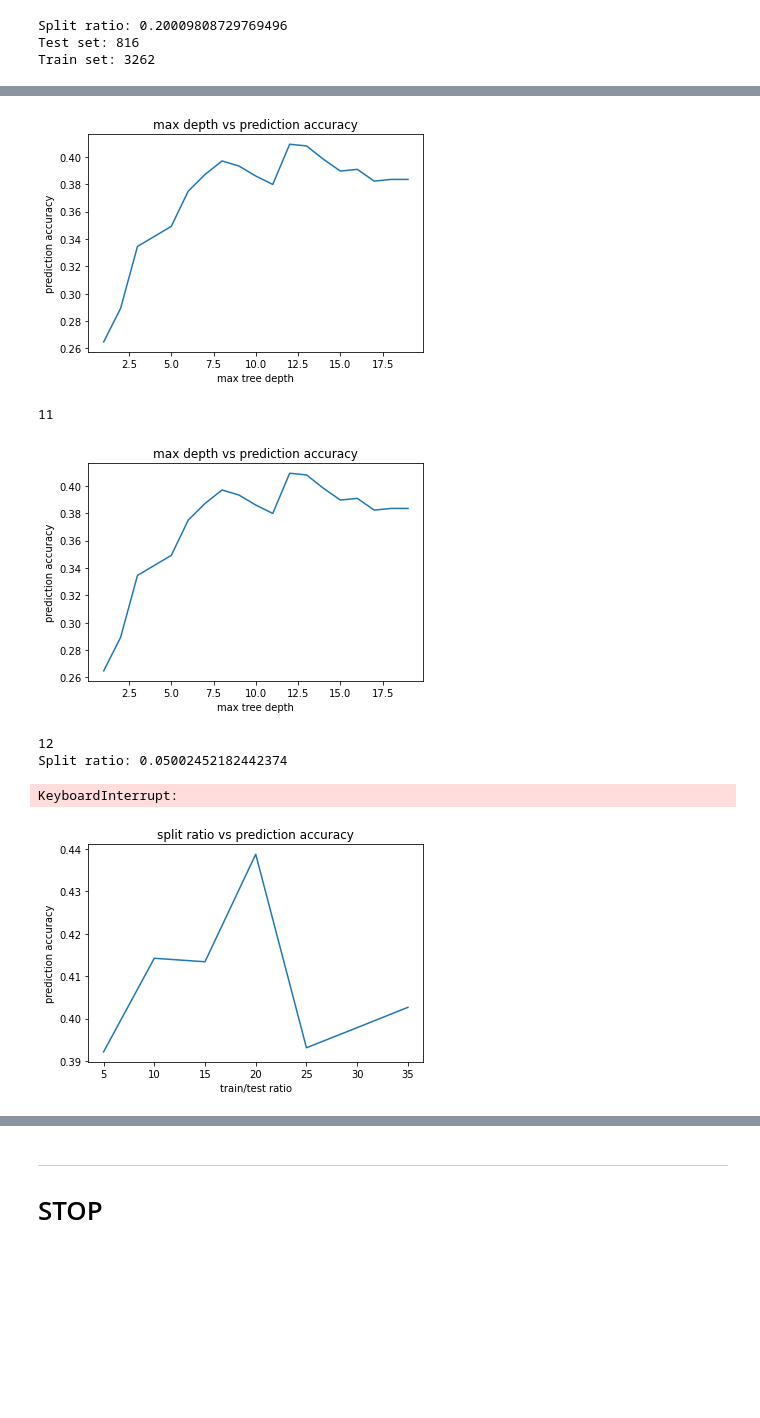
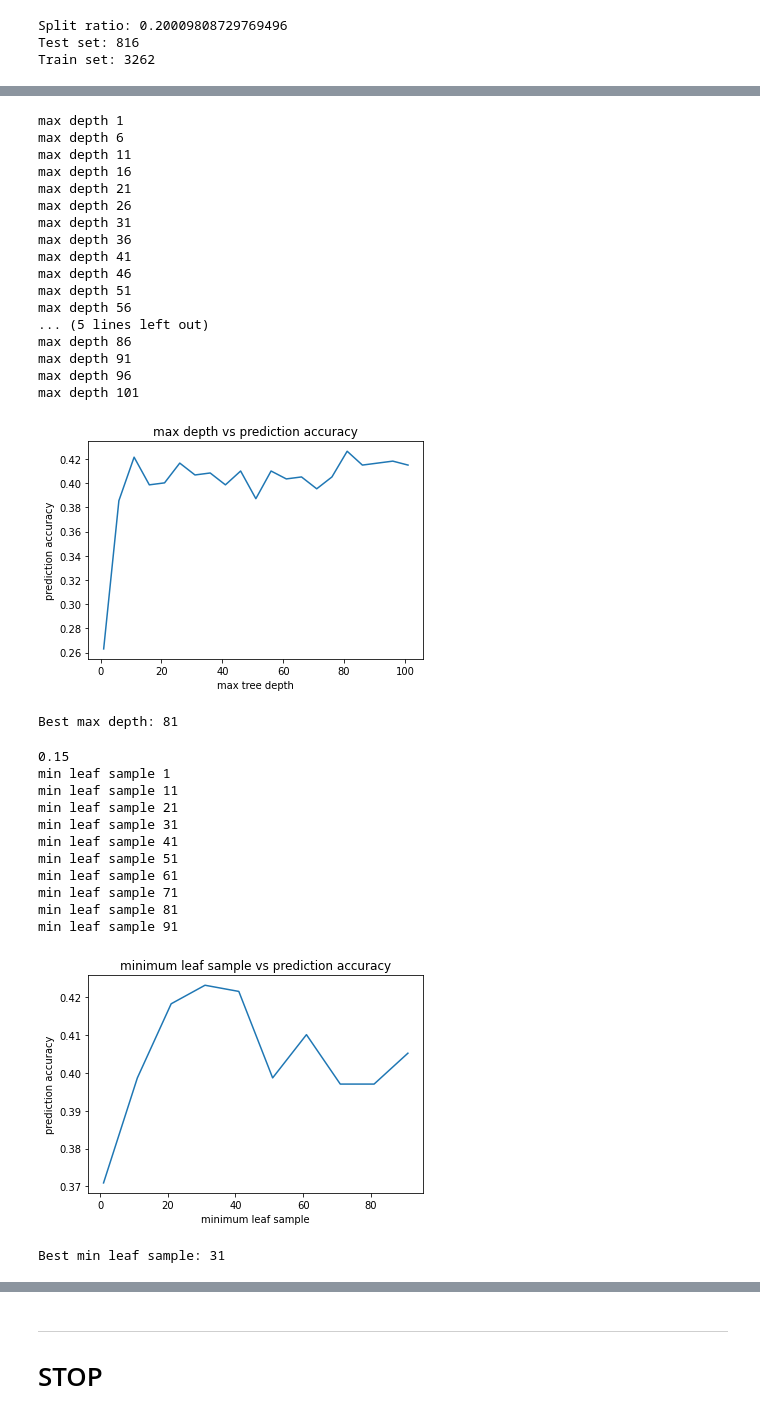
Before and after one commit to jeremyfreedman/cs4701-genrematch, a Jupyter notebook: filtered.ipynb, the cells around one changed output, grey strips where cells are left out. Cells and saved outputs as stored; diff of their text form; code cells hidden in the pictures; blank space fills up the shorter version.

```diff
--- a/filtered.ipynb
+++ b/filtered.ipynb
@@ -190,7 +229,7 @@ X_train[1][-1]
 # trying various max depths
 x_depth_plt = []
 y_depth_plt = []
-for i in range(1,20):
+for i in range(1,102, 5):
     print(f'max depth {i}')
     x_depth_plt.append(i)
     clf = tree.DecisionTreeClassifier(max_depth=i)
@@ -198,8 +237,23 @@ for i in range(1,20):
     preds = clf.predict(X_test)
     y_depth_plt.append(np.sum(preds == Y_test)/len(preds))
 # %% [output]
-[figure, removed]
-11
+max depth 1
+max depth 6
+max depth 11
+max depth 16
+max depth 21
+max depth 26
+max depth 31
+max depth 36
+max depth 41
+max depth 46
+max depth 51
+max depth 56
+... (5 lines left out)
+max depth 86
+max depth 91
+max depth 96
+max depth 101
 # %%
 # plotting depth
 pyplot.plot(x_depth_plt, y_depth_plt)
@@ -207,34 +261,44 @@ pyplot.title('max depth vs prediction accuracy')
 pyplot.xlabel('max tree depth')
 pyplot.ylabel('prediction accuracy')
 pyplot.show()
+best_depth = x_depth_plt[y_depth_plt.index(max(y_depth_plt))]
+print(f'Best max depth: {best_depth}')
 # %% [output]
-[figure, old version]
+[figure, new version]
+Best max depth: 81
 # %%
-# trying various splits with best max depth
-x_split_plt = []
-y_split_plt = []
-best_depth = y_depth_plt.index(max(y_depth_plt)) + 1
-print(best_depth)
-for i in range(1,36):
-    if i % 5 == 0:
-        X_train, X_test, Y_train, Y_test = \
-            sk.model_selection.train_test_split(list(word_df['WordFreqList']), list(word_df['Genre']), test_size=0.01*i)
-        print(f'Split ratio: {len(X_test) / (len(X_test) + len(X_train))}')
-        x_split_plt.append(i)
-        clf = tree.DecisionTreeClassifier(max_depth=12)
-        clf.fit(X_train,Y_train)
-        preds = clf.predict(X_test)
-        y_split_plt.append(np.sum(preds == Y_test)/len(preds))
+# trying various min leaf sample sizes
+x_sample_plt = []
+y_sample_plt = []
+print(best_split)
+for i in range(1, 101, 10):
+    print(f'min leaf sample {i}')
+    x_sample_plt.append(i)
+    clf = tree.DecisionTreeClassifier(min_samples_leaf=i, max_depth=best_depth)
+    clf.fit(X_train,Y_train)
+    preds = clf.predict(X_test)
+    y_sample_plt.append(np.sum(preds == Y_test)/len(preds))
 # %% [output]
-12
-Split ratio: 0.05002452182442374
+0.15
+min leaf sample 1
+min leaf sample 11
+min leaf sample 21
+min leaf sample 31
+min leaf sample 41
+min leaf sample 51
+min leaf sample 61
+min leaf sample 71
+min leaf sample 81
+min leaf sample 91
-KeyboardInterrupt:
 # %%
-# plotting split
-pyplot.plot(x_split_plt, y_split_plt)
-pyplot.title('split ratio vs prediction accuracy')
-pyplot.xlabel('train/test ratio')
+# plotting min leaf sample
+pyplot.plot(x_sample_plt, y_sample_plt)
+pyplot.title('minimum leaf sample vs prediction accuracy')
+pyplot.xlabel('minimum leaf sample')
 pyplot.ylabel('prediction accuracy')
 pyplot.show()
+best_leaf_sample = x_sample_plt[y_sample_plt.index(max(y_sample_plt))]
+print(f'Best min leaf sample: {best_leaf_sample}')
 # %% [output]
-[figure, old version]
+[figure, new version]
+Best min leaf sample: 31
```
Also changed, not shown: parts of 13 cells of this notebook.
